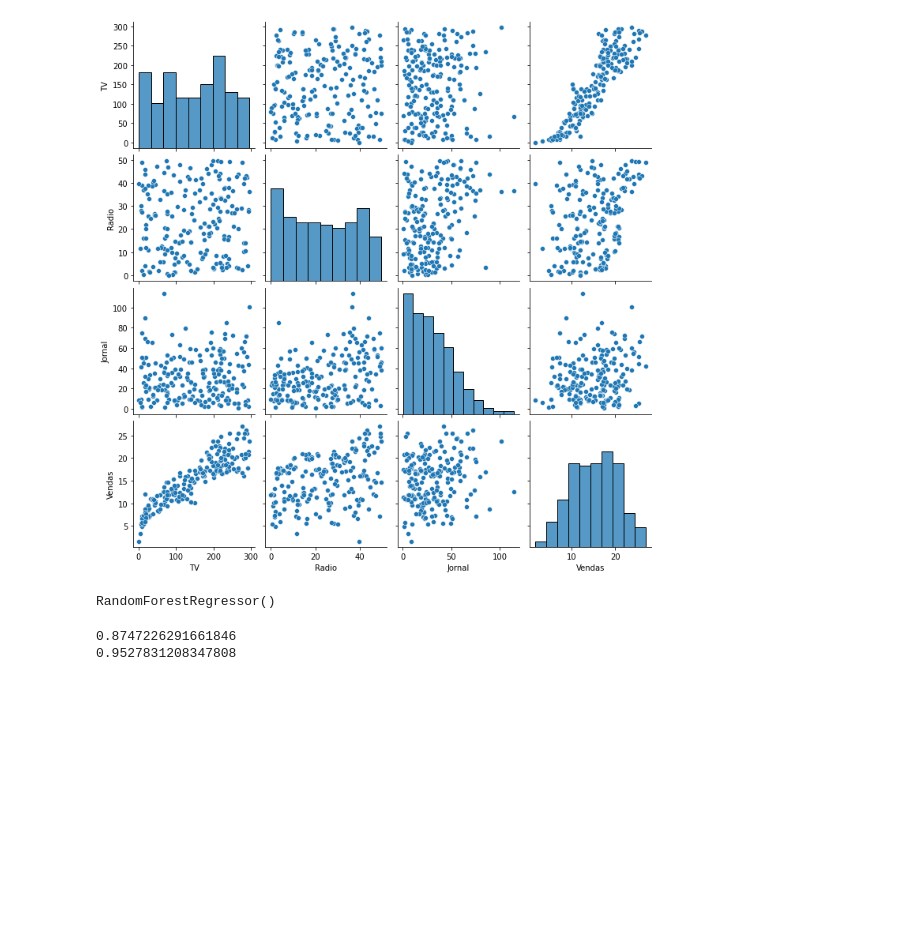
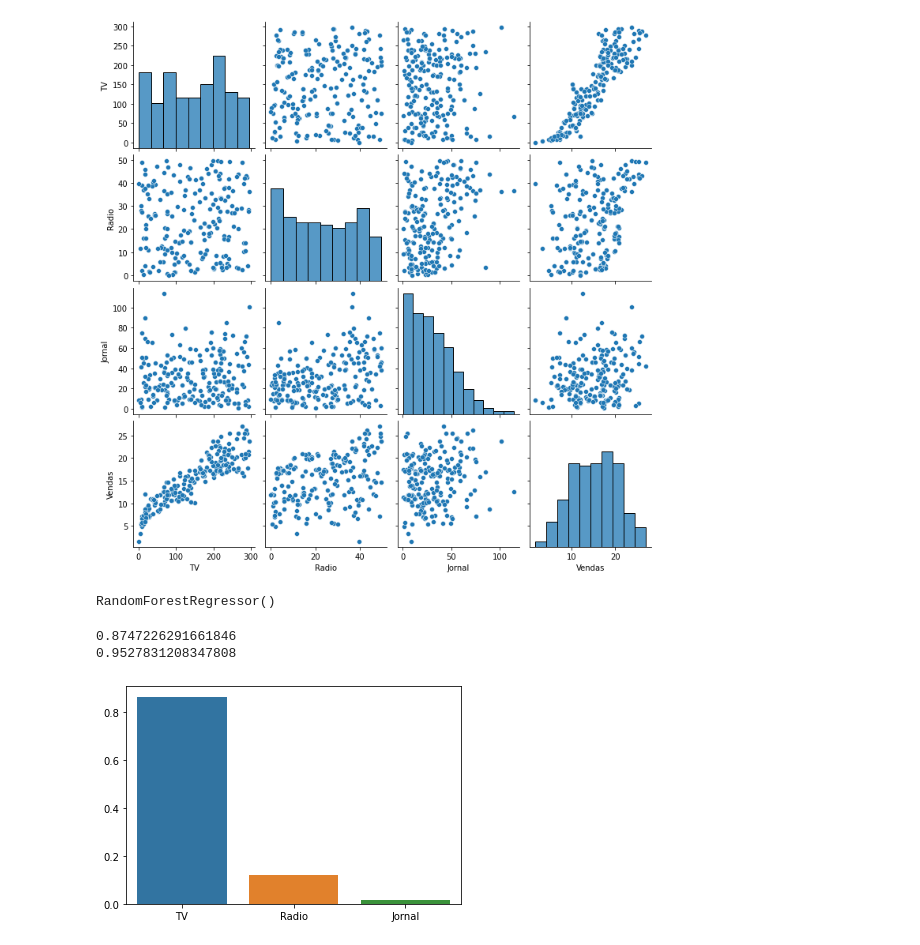
Before and after one commit to zzNICK/CienciaDados-IA, a Jupyter notebook: DataScienceProject.ipynb, the cells around one changed output. Cells and saved outputs as stored; diff of their text form; code cells hidden in the pictures; blank space fills up the shorter version.

Commit message:
Adding Final Graphic

```diff
--- a/DataScienceProject.ipynb
+++ b/DataScienceProject.ipynb
@@ -70,3 +71,9 @@ print(metrics.r2_score(y_teste, previsao_random))
 # %% [output]
 0.8747226291661846
 0.9527831208347808
+# %%
+# Analisar os produtos que mais precisam de investimento
+sns.barplot(x=x_treino.columns, y=modelo_randomForest.feature_importances_) # Mostrar a coluna mais importante para fazer a previsao
+plt.show()
+# %% [output]
+[figure, added]
```
Also changed, not shown: parts of 1 cell of this notebook.
